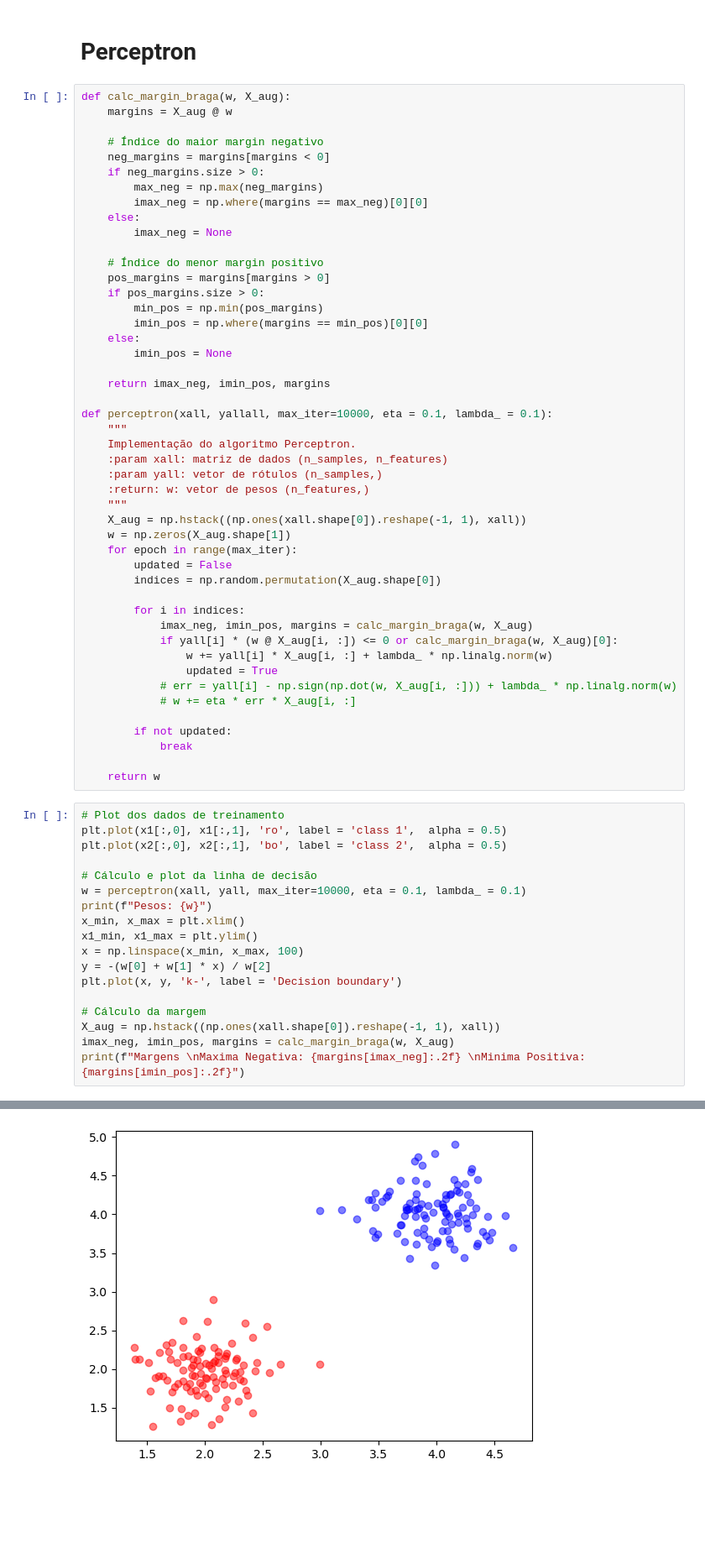
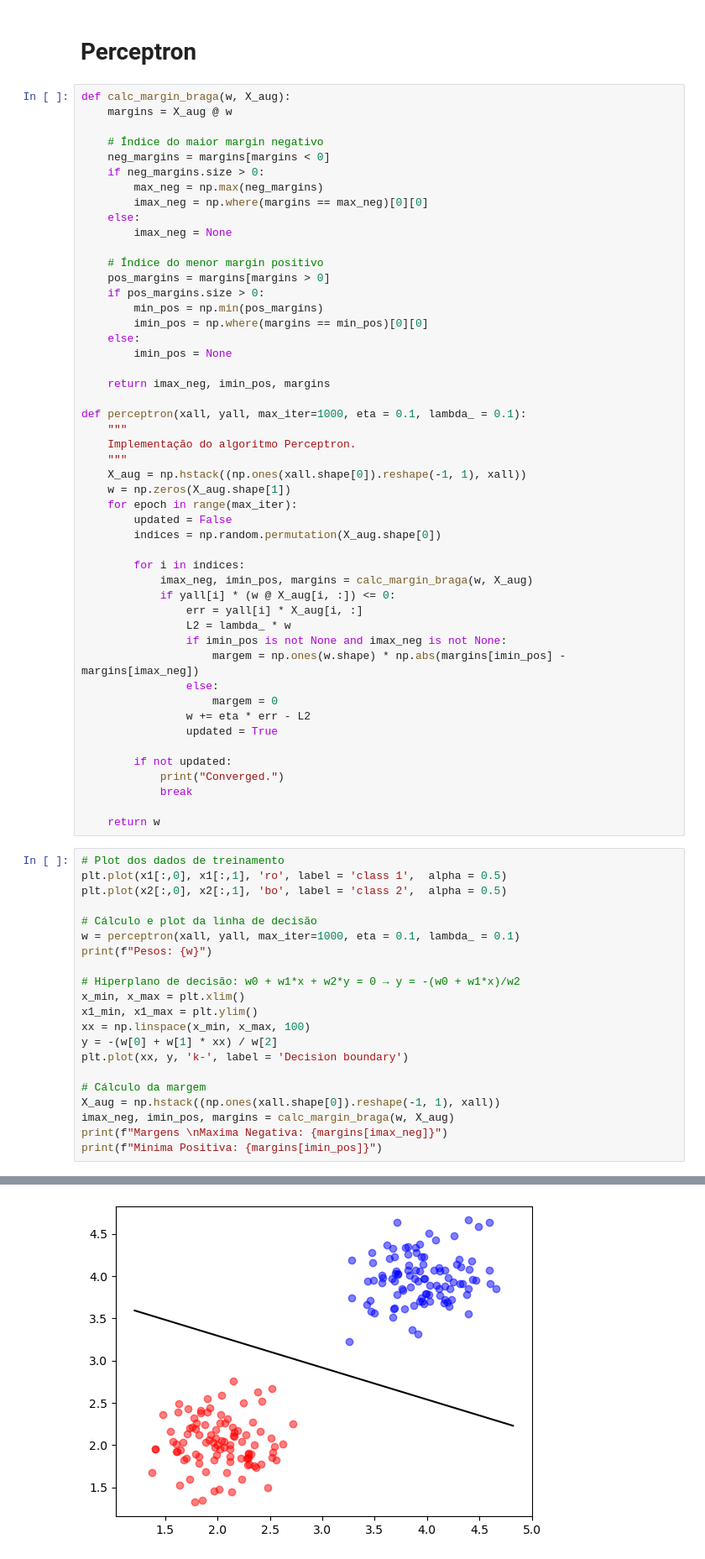
Before and after one commit to muzzidiogo/reconhecimento_de_padroes, a Jupyter notebook: 12_margem_perceptron.ipynb, the cells around one changed output, grey strips where cells are left out. Shown at 84% size. Saved outputs shown, nothing was run; the diff lists cells and outputs as text; blank space fills up the shorter version.

Commit message:
Add solução p/ exercício de Maximização de Margem

```diff
--- a/12_margem_perceptron.ipynb
+++ b/12_margem_perceptron.ipynb
@@ -47,12 +47,9 @@ def calc_margin_braga(w, X_aug):
 
     return imax_neg, imin_pos, margins
 
-def perceptron(xall, yallall, max_iter=10000, eta = 0.1, lambda_ = 0.1):
+def perceptron(xall, yall, max_iter=1000, eta = 0.1, lambda_ = 0.1):
     """
     Implementação do algoritmo Perceptron.
-    :param xall: matriz de dados (n_samples, n_features)
-    :param yall: vetor de rótulos (n_samples,)
-    :return: w: vetor de pesos (n_features,)
     """
     X_aug = np.hstack((np.ones(xall.shape[0]).reshape(-1, 1), xall))
     w = np.zeros(X_aug.shape[1])
@@ -62,13 +59,18 @@ def perceptron(xall, yallall, max_iter=10000, eta = 0.1, lambda_ = 0.1):
 
         for i in indices:
             imax_neg, imin_pos, margins = calc_margin_braga(w, X_aug)
-            if yall[i] * (w @ X_aug[i, :]) <= 0 or calc_margin_braga(w, X_aug)[0]:
-                w += yall[i] * X_aug[i, :] + lambda_ * np.linalg.norm(w)
+            if yall[i] * (w @ X_aug[i, :]) <= 0:
+                err = yall[i] * X_aug[i, :]
+                L2 = lambda_ * w
+                if imin_pos is not None and imax_neg is not None:
+                    margem = np.ones(w.shape) * np.abs(margins[imin_pos] - margins[imax_neg])
+                else:
+                    margem = 0
+                w += eta * err - L2
                 updated = True
-            # err = yall[i] - np.sign(np.dot(w, X_aug[i, :])) + lambda_ * np.linalg.norm(w)
-            # w += eta * err * X_aug[i, :]
 
         if not updated:
+            print("Converged.")
             break
 
     return w
@@ -78,16 +80,19 @@ plt.plot(x1[:,0], x1[:,1], 'ro', label = 'class 1',  alpha = 0.5)
 plt.plot(x2[:,0], x2[:,1], 'bo', label = 'class 2',  alpha = 0.5)
 
 # Cálculo e plot da linha de decisão
-w = perceptron(xall, yall, max_iter=10000, eta = 0.1, lambda_ = 0.1)
+w = perceptron(xall, yall, max_iter=1000, eta = 0.1, lambda_ = 0.1)
 print(f"Pesos: {w}")
+
+# Hiperplano de decisão: w0 + w1*x + w2*y = 0 → y = -(w0 + w1*x)/w2
 x_min, x_max = plt.xlim()
 x1_min, x1_max = plt.ylim()
-x = np.linspace(x_min, x_max, 100)
-y = -(w[0] + w[1] * x) / w[2]
-plt.plot(x, y, 'k-', label = 'Decision boundary')
+xx = np.linspace(x_min, x_max, 100)
+y = -(w[0] + w[1] * xx) / w[2]
+plt.plot(xx, y, 'k-', label = 'Decision boundary')
 
 # Cálculo da margem
 X_aug = np.hstack((np.ones(xall.shape[0]).reshape(-1, 1), xall))
 imax_neg, imin_pos, margins = calc_margin_braga(w, X_aug)
-print(f"Margens \nMaxima Negativa: {margins[imax_neg]:.2f} \nMinima Positiva: {margins[imin_pos]:.2f}")
+print(f"Margens \nMaxima Negativa: {margins[imax_neg]}")
+print(f"Minima Positiva: {margins[imin_pos]}")
 # %% [output]
@@ -96 +104 @@ TypeError: unsupported format string passed to numpy.ndarray.__format__
-[figure, old version]
+[figure, new version]
```
Also changed, not shown: parts of 2 cells of this notebook.
